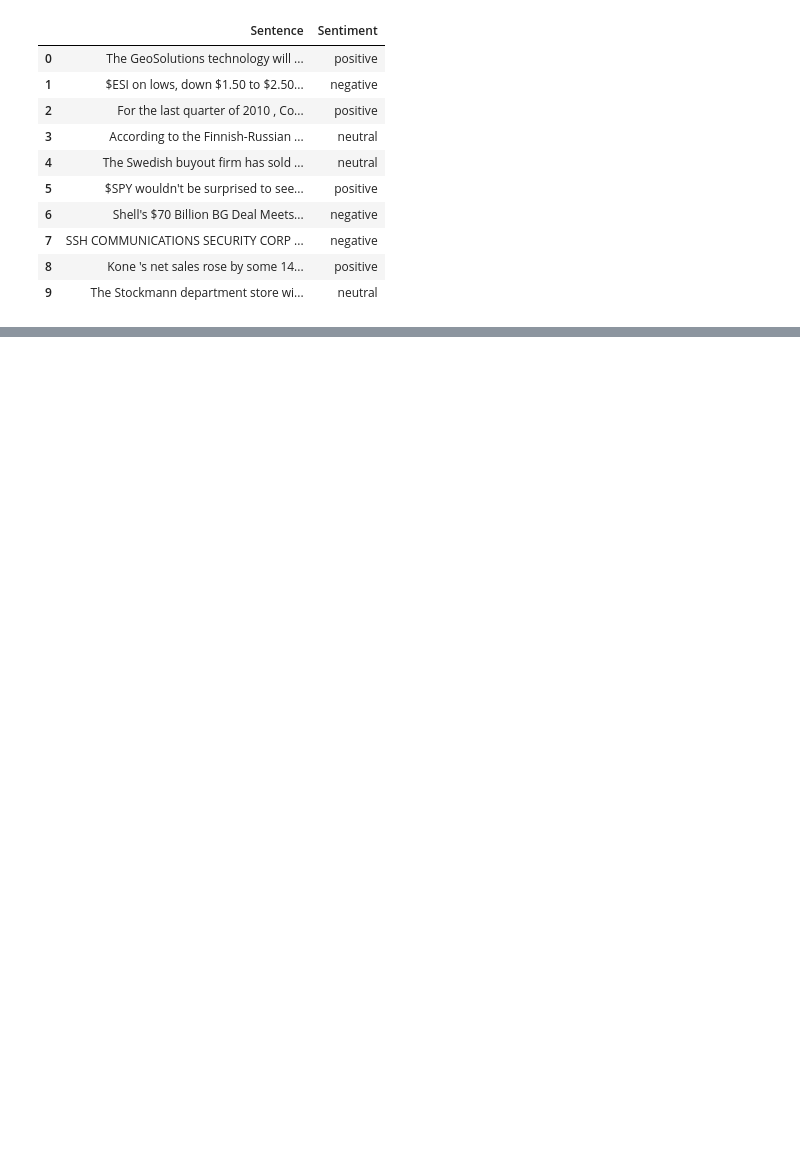
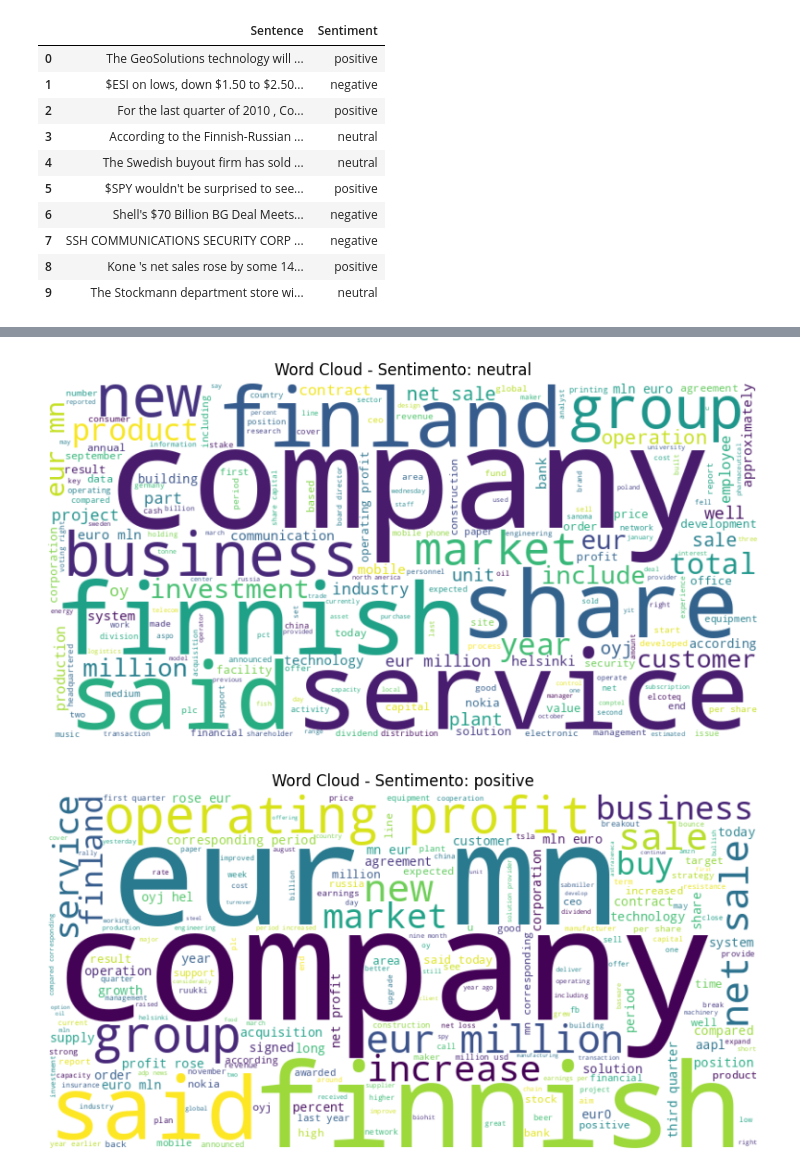
Before and after one commit to caua-braga-de-lima/news_sentiment_analyzer, a Jupyter notebook: PERSPECTIVA_ANALÍTICA.ipynb, the cells around one changed output, grey strips where cells are left out. Saved outputs shown, nothing was run; the diff lists cells and outputs as text; code cells hidden in the pictures; blank space fills up the shorter version.

```diff
--- a/PERSPECTIVA_ANALÍTICA.ipynb
+++ b/PERSPECTIVA_ANALÍTICA.ipynb
@@ -54,0 +74,6 @@ As técnicas de remoção de caracteres especiais, remoção de StopWords, Lemat
+# %%
+#SALVANDO A COLUNA "SENTENCE" EM UMA LISTA:
+noticia = dataset.Sentence
+
+#SALVANDO A COLUNA "SENTIMENT" EM UMA LISTA:
+sentimento = dataset.Sentiment
@@ -54,0 +112,18 @@ As técnicas de remoção de caracteres especiais, remoção de StopWords, Lemat
+# %%
+#REMOÇÃO DE STOPWORDS DA COLUNA "SENTENCE":
+noticia_filtrado = [None]*len(noticia_normalizado)
+stop_words = set(stopwords.words('english'))
+for i in range (len(noticia_normalizado)):
+  noticia_filtrado[i] = [token.lower() for token in noticia_normalizado[i] if not token in stop_words]
+# %%
+#LEMATIZAÇÃO TEXTUAL DA COLUNA "SENTENCE":
+lematizador = WordNetLemmatizer()
+noticia_lematizado = [None]*len(noticia_filtrado)
+for i in range (len(noticia_tokens)):
+  noticia_lematizado[i] = [lematizador.lemmatize(token) for token in noticia_filtrado[i]]
+# %%
+#ARMAZENAMENTO DOS DADOS TRATADOS EM UM NOVO DATASET:
+novo_dataset = pd.DataFrame({'Sentence':noticia_lematizado, 'Sentiment':sentimento_normalizado})
+
+#AMOSTRA DOS DADOS TRATADOS:
+novo_dataset.head(10)
@@ -54,0 +192,21 @@ As técnicas de remoção de caracteres especiais, remoção de StopWords, Lemat
+# %%
+#PLOTAGEM DE NUVENS DE PALAVRAS:
+
+#JUNÇÃO DAS PALAVRAS TOKENIZADAS EM UMA ÚNICA STRING PARA CADA CLASSE:
+texto_sentimento = {}
+for sentimento in df_balanceado['Sentiment'].unique():
+    tokenized_news = df_balanceado[df_balanceado['Sentiment'] == sentimento]['Sentence'].values
+    texto_sentimento[sentimento] = ' '.join([' '.join(tokens) for tokens in tokenized_news])
+
+#CRIAÇÃO E EXIBIÇÃO DA NUVEM DE PALAVRAS PARA CADA CLASSE DE SENTIMENTO:
+for sentimento, texto in texto_sentimento.items():
+    wordcloud = WordCloud(width=800, height=400, background_color='white').generate(texto)
+
+    plt.figure(figsize=(10, 5))
+    plt.imshow(wordcloud, interpolation='bilinear')
+    plt.title(f'Word Cloud - Sentimento: {sentimento}')
+    plt.axis('off')
+    plt.show()
+# %% [output]
+[figure, added]
+[figure, added]
```
Also changed, not shown: parts of 14 cells of this notebook.
